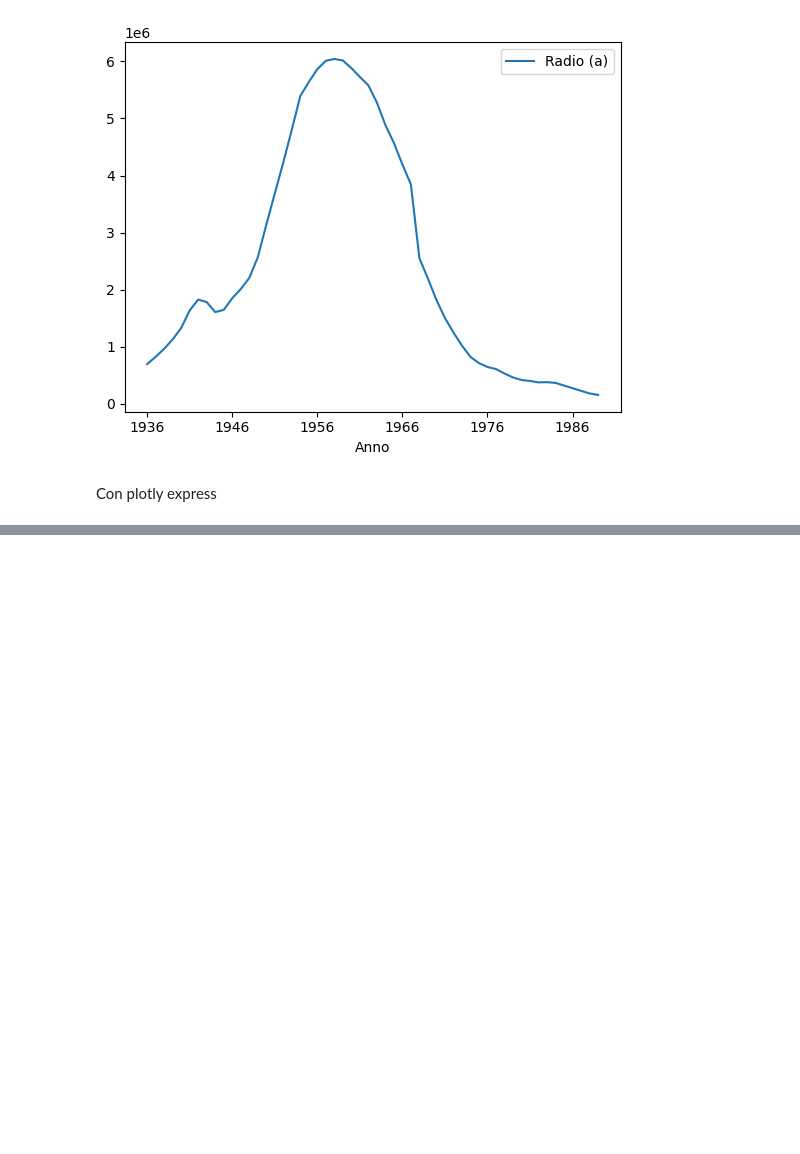
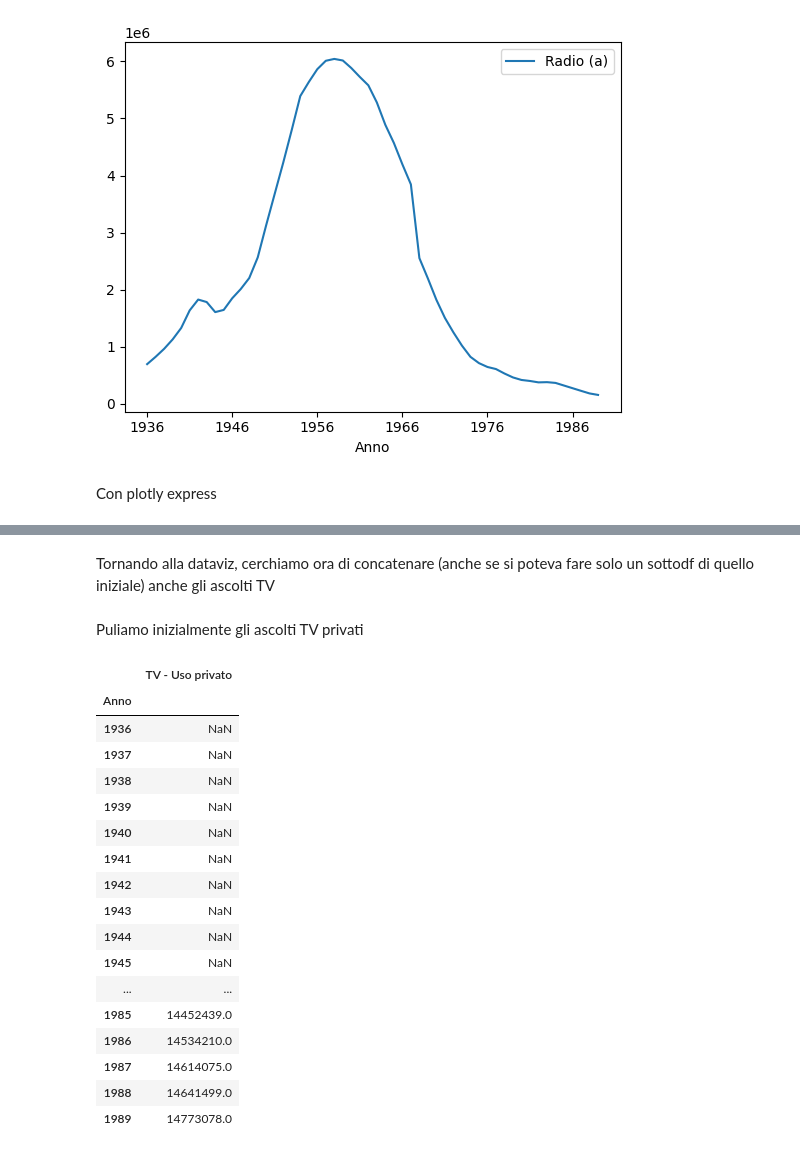
Before and after one commit to fedec1/preparation, a Jupyter notebook: istat.ipynb, the cells around one changed output, grey strips where cells are left out. Saved outputs shown, nothing was run; the diff lists cells and outputs as text; code cells hidden in the pictures; blank space fills up the shorter version.

```diff
--- a/istat.ipynb
+++ b/istat.ipynb
@@ -139,0 +206,4 @@ fig.show()
+# %% [markdown]
+Tornando alla dataviz, cerchiamo ora di concatenare (anche se si poteva fare solo un sottodf di quello iniziale) anche gli ascolti TV
+# %% [markdown]
+Puliamo inizialmente gli ascolti TV privati
@@ -139,0 +216,21 @@ fig.show()
+# %%
+df_tv_priv
+# %% [output]
+|  | TV - Uso privato |
+| Anno |  |
+| 1936 | NaN |
+| 1937 | NaN |
+| 1938 | NaN |
+| 1939 | NaN |
+| 1940 | NaN |
+| 1941 | NaN |
+| 1942 | NaN |
+| 1943 | NaN |
+| 1944 | NaN |
+| 1945 | NaN |
+| ... | ... |
+| 1985 | 14452439.0 |
+| 1986 | 14534210.0 |
+| 1987 | 14614075.0 |
+| 1988 | 14641499.0 |
+| 1989 | 14773078.0 |
```
Also changed, not shown: parts of 28 cells of this notebook, 2 other files.
